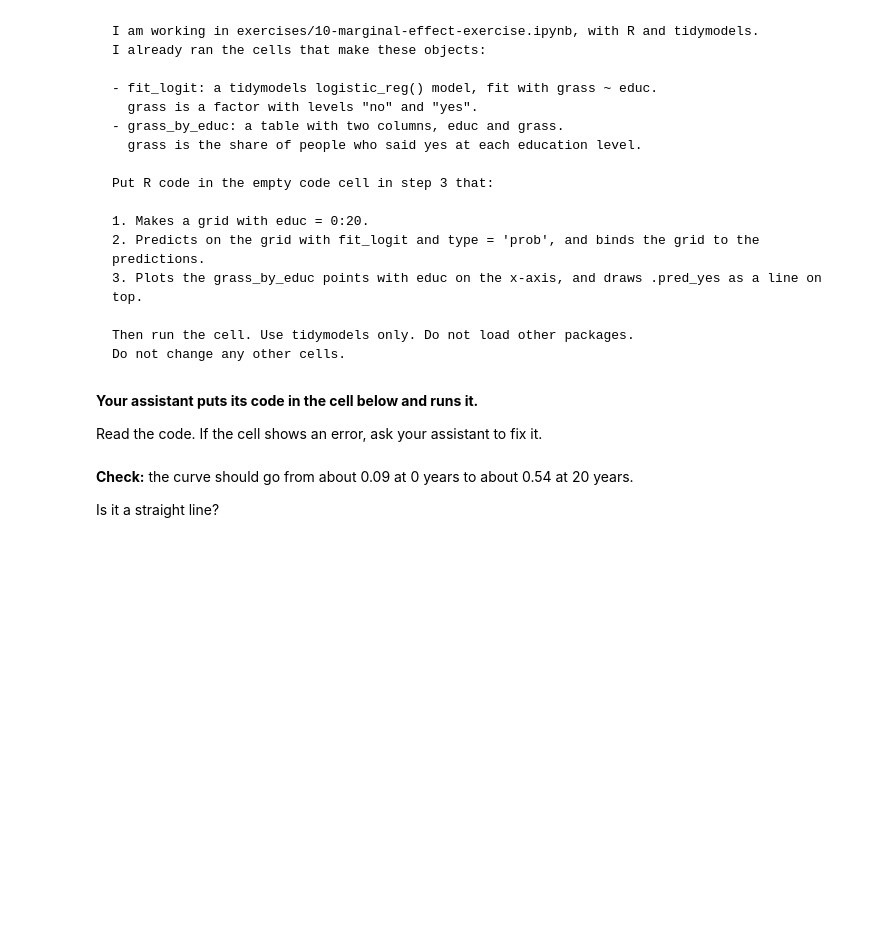
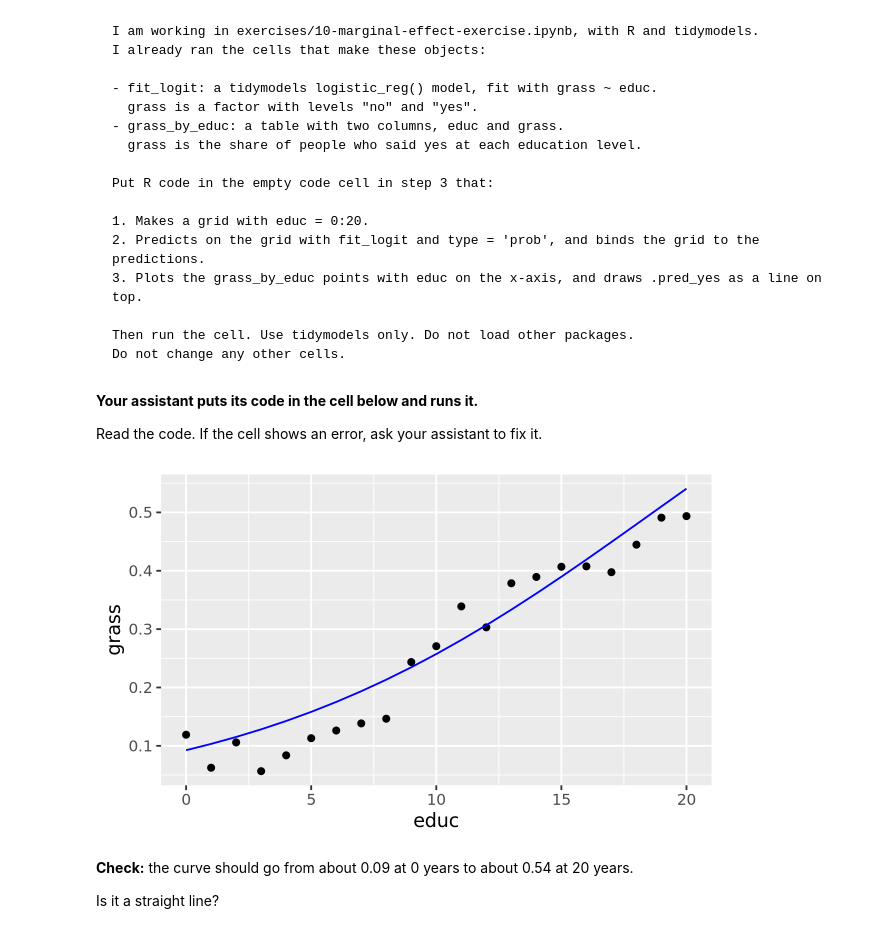
Before and after one commit to vmbharanidharan-ai/codespace, a Jupyter notebook: exercises/10-marginal-effect-exercise.ipynb, the cells around one changed output. Drawn from its saved outputs; the diff is of its cells as text; code cells hidden in the pictures; blank space fills up the shorter version.

```diff
--- a/exercises/10-marginal-effect-exercise.ipynb
+++ b/exercises/10-marginal-effect-exercise.ipynb
@@ -89,6 +138,17 @@ Do not change any other cells.
 **Your assistant puts its code in the cell below and runs it.**
 
 Read the code. If the cell shows an error, ask your assistant to fix it.
+# %%
+educ_grid = tibble(educ = 0:20)
+
+predictions = predict(fit_logit, new_data = educ_grid, type = 'prob') |>
+    bind_cols(educ_grid)
+
+ggplot(grass_by_educ, aes(x = educ, y = grass)) +
+    geom_point() +
+    geom_line(data = predictions, aes(x = educ, y = .pred_yes), color = 'blue')
+# %% [output]
+[figure, added]
 # %% [markdown]
 **Check:** the curve should go from about 0.09 at 0 years to about 0.54 at 20 years.
 
```
Also changed, not shown: parts of 6 cells of this notebook.
